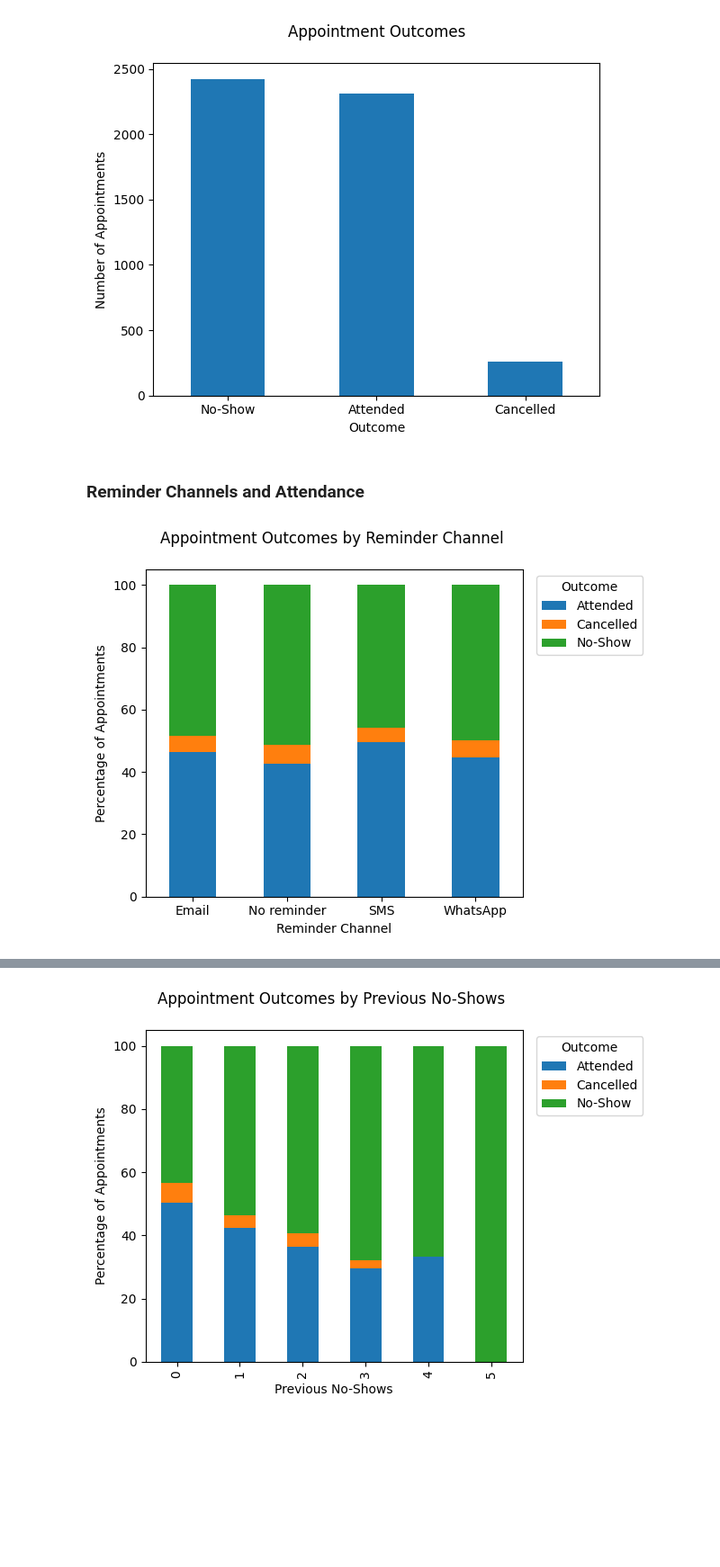
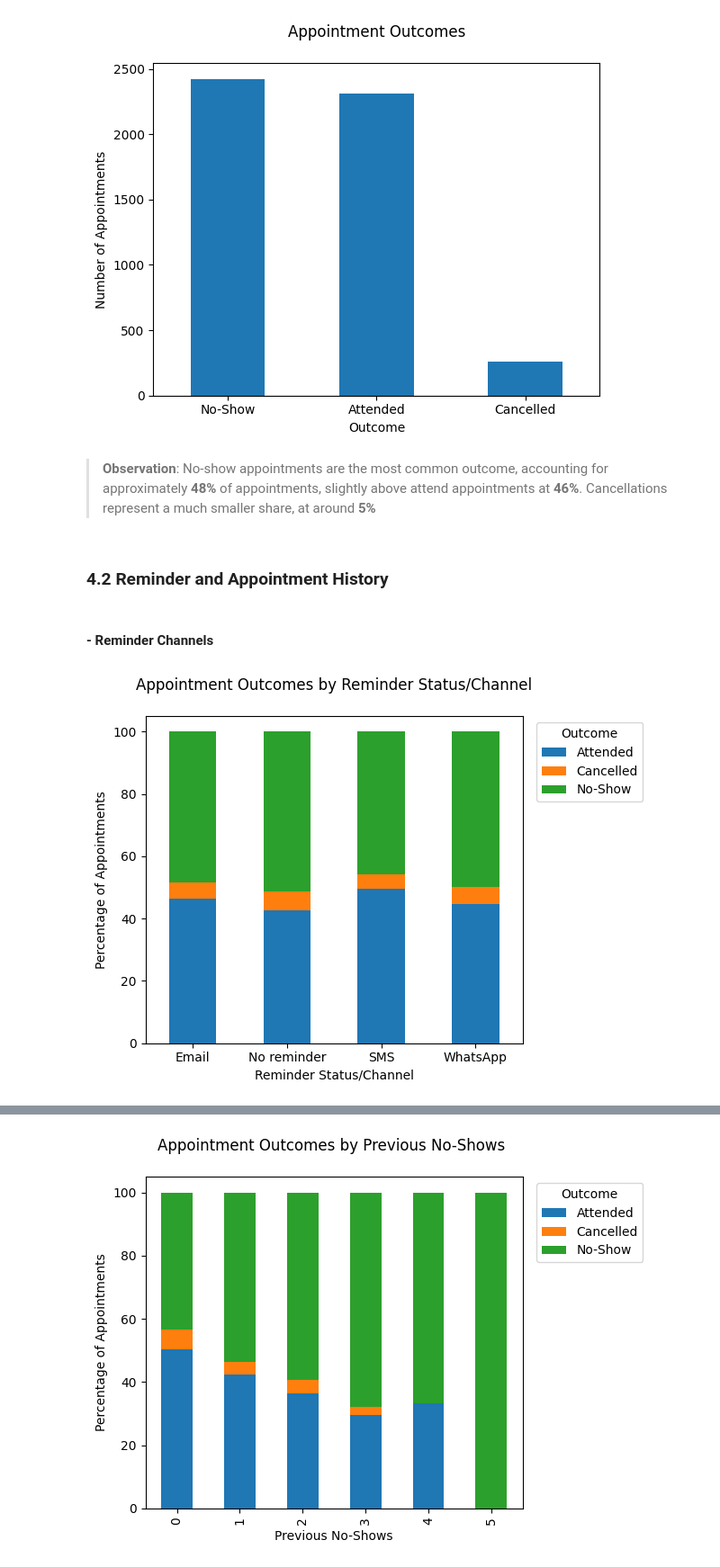
Before and after one commit to JhayceeCodes/HealthConnectDataAnalysis, a Jupyter notebook: healthconnect_analysis.ipynb, the cells around one changed output, grey strips where cells are left out. Shown at 90% size. Cells and saved outputs as stored; diff of their text form; code cells hidden in the pictures; blank space fills up the shorter version.

```diff
--- a/healthconnect_analysis.ipynb
+++ b/healthconnect_analysis.ipynb
@@ -252,30 +252,36 @@ plt.xticks(rotation=0)
 plt.show()
 # %% [output]
 [figure]
+# %% [markdown]
+> **Observation**: No-show appointments are the most common outcome, accounting for approximately **48%** of appointments, slightly above attend appointments at **46%**. Cancellations represent a much smaller share, at around **5%**
 # %% [markdown]
-### Reminder Channels and Attendance
+### 4.2 Reminder and Appointment History
+# %% [markdown]
+#### - Reminder Channels
 # %%
 reminder_outcome = pd.crosstab(
     df["reminder_channel"],
     df["appointment_outcome"],
     normalize="index"
 ) * 100
 
 reminder_outcome.plot(
     kind="bar",
     stacked=True
 )
 
-plt.title("Appointment Outcomes by Reminder Channel \n")
-plt.xlabel("Reminder Channel")
+plt.title("Appointment Outcomes by Reminder Status/Channel\n")
+plt.xlabel("Reminder Status/Channel")
 plt.ylabel("Percentage of Appointments")
 plt.xticks(rotation=0)
+
 plt.legend(
     title="Outcome",
     loc="upper left",
     bbox_to_anchor=(1.02, 1)
 )
+
 plt.tight_layout()
 plt.show()
 # %% [output]
-[figure, old version]
+[figure, new version]
```
Also changed, not shown: parts of 41 cells of this notebook.
